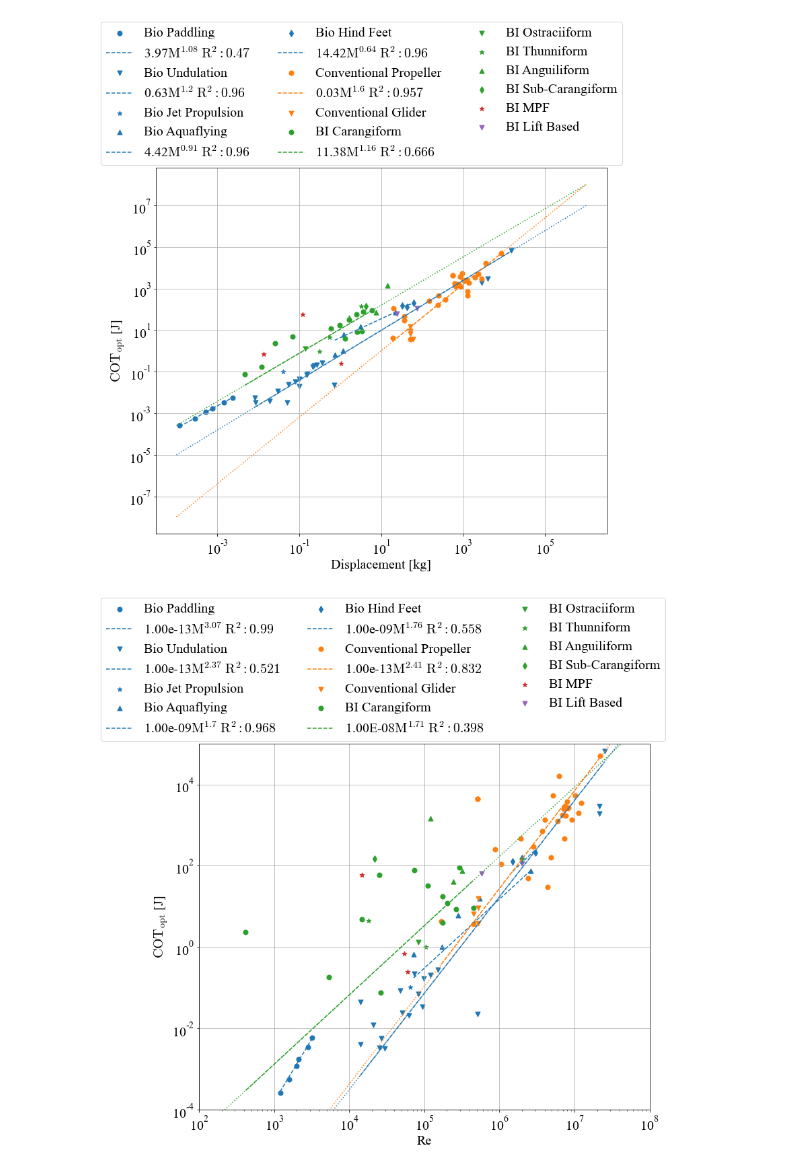
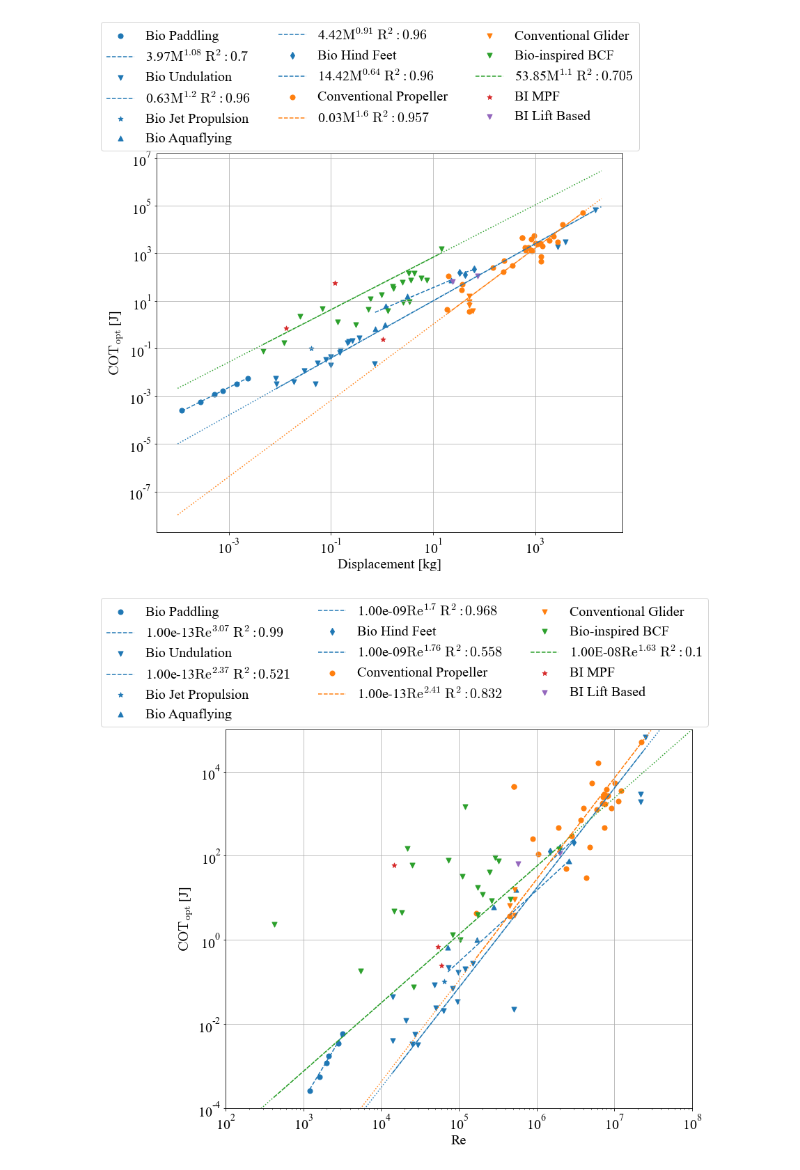
Before and after one commit to michaelcoe/Cost-of-Transport-Estimation, a Jupyter notebook: database_COT_plots.ipynb, the cells around one changed output. Saved outputs shown, nothing was run; the diff lists cells and outputs as text; code cells hidden in the pictures.

```diff
--- a/database_COT_plots.ipynb
+++ b/database_COT_plots.ipynb
@@ -286,7 +281,7 @@ fit_method = 'least_squares'
 markers = ['o', 'v', '*', '^', 'd']
 
 model = PowerLawModel(prefix='p_')
-dx = np.linspace(1e-4, 1e6, 50)
+dx = np.linspace(1e-4, 2e4, 50)
 
 for i, mode in enumerate(bio_modes):
         col = 'C0'
@@ -330,8 +325,8 @@ for i, mode in enumerate(conv_modes):
         data = conv_dfs[i].sort_values(by=['Weight [kg]'])
         if mode == 'Propeller':
                 pars = model.guess(data['COTopt [J]'].values, x=data['Weight [kg]'].values)
-                pars['p_amplitude'].set(value=6, min=0.001, max=20.0)
-                pars['p_exponent'].set(value=0.5, min=0.001, max=2.0)
+                pars['p_amplitude'].set(value=6, min=0.0001, max=20.0)
+                pars['p_exponent'].set(value=0.5, min=0.001, max=5.0)
 
                 fit = model.fit(data['COTopt [J]'].values, pars, x=data['Weight [kg]'].values)
 
@@ -345,26 +340,23 @@ for i, mode in enumerate(conv_modes):
         else:
                 ax3.scatter(data['Weight [kg]'], data['COTopt [J]'], marker=markers[i], color=col, s=marker_size, label='Conventional ' + mode)
 
-for i, mode in enumerate(bcf_modes):
-        col = 'C2'
-        # perform fits for data
-        data = bcf_dfs[i].sort_values(by=['Weight [kg]'])
-        if mode == 'Carangiform':
-                pars = model.guess(data['COTopt [J]'].values, x=data['Weight [kg]'].values)
-                pars['p_amplitude'].set(value=6, min=0.001, max=500.0)
-                pars['p_exponent'].set(value=0.5, min=0.001, max=2.0)
+col = 'C2'
+# perform fits for data
+data = pd.concat(bcf_dfs)
+data = data.sort_values(by=['Weight [kg]'])
+pars = model.guess(data['COTopt [J]'].values, x=data['Weight [kg]'].values)
+pars['p_amplitude'].set(value=6, min=0.001, max=100.0)
+pars['p_exponent'].set(value=0.5, min=0.001, max=1.1)
 
-                fit = model.fit(data['COTopt [J]'], pars, x=data['Weight [kg]'])
+fit = model.fit(data['COTopt [J]'], pars, x=data['Weight [kg]'])
 
-                r_squared = calc_rsquared(data['Weight [kg]'].values, data['COTopt [J]'].values, fit.params['p_amplitude'].value, fit.params['p_exponent'].value)
+r_squared = calc_rsquared(data['Weight [kg]'].values, data['COTopt [J]'].values, fit.params['p_amplitude'].value, fit.params['p_exponent'].value)
 
-                ax3.scatter(data['Weight [kg]'], data['COTopt [J]'], marker=markers[i], color='C2', s=marker_size, label='BI ' + mode)
-                ax3.plot(data['Weight [kg]'], fit.params['p_amplitude'].value*data['Weight [kg]'].values**fit.params['p_exponent'].value, col + '--',
-                        label=str(np.round(fit.params['p_amplitude'].value, 2)) + '$\mathrm{M^{' + str(np.round(fit.params['p_exponent'].value,2)) + '}\;R^2: '
-                        + str(np.round(r_squared, 3)) + '}$')
-                ax3.plot(dx, fit.params['p_amplitude'].value*dx**fit.params['p_exponent'].value, col + ':')
-        else:
-                ax3.scatter(data['Weight [kg]'], data['COTopt [J]'], marker=markers[i], color='C2', s=marker_size, label='BI ' + mode)
+ax3.scatter(data['Weight [kg]'], data['COTopt [J]'], marker=markers[i], color='C2', s=marker_size, label='Bio-inspired BCF')
+ax3.plot(data['Weight [kg]'], fit.params['p_amplitude'].value*data['Weight [kg]'].values**fit.params['p_exponent'].value, col + '--',
+        label=str(np.round(fit.params['p_amplitude'].value, 2)) + '$\mathrm{M^{' + str(np.round(fit.params['p_exponent'].value,2)) + '}\;R^2: '
+        + str(np.round(r_squared, 3)) + '}$')
+ax3.plot(dx, fit.params['p_amplitude'].value*dx**fit.params['p_exponent'].value, col + ':')
 
 ax3.scatter(mpf_cot['Weight [kg]'], mpf_cot['COTopt [J]'], marker='*', color='C3', s=marker_size, label='BI MPF')
 ax3.scatter(lift_cot['Weight [kg]'], lift_cot['COTopt [J]'], marker='v', color='C4', s=marker_size, label='BI Lift Based')
@@ -378,9 +370,9 @@ ax3.legend(ncol=3, loc=4, bbox_to_anchor=(1.05, 0.99))
 ax3.set_yscale('log')
 ax3.set_xscale('log')
 ax3.grid()
-#fig3.savefig('cot_j.pdf', facecolor='w', dpi=300, bbox_inches='tight')
+fig3.savefig('cot_j.pdf', facecolor='w', dpi=300, bbox_inches='tight')
 # %% [output]
-[figure, old version]
+[figure, new version]
 # %%
 # sort the column values in ascending order
 conv_cot = conv_cot.sort_values('Re')
@@ -421,7 +413,7 @@ for i, mode in enumerate(bio_modes):
                 ax4.scatter(data['Re'], data['COTopt [J]'], marker=markers[i], color=col, s=marker_size, label='Bio ' + mode)
 
                 ax4.plot(data['Re'], fit.params['p_amplitude'].value*data['Re'].values**fit.params['p_exponent'].value, col + '--',
-                        label='{:.2e}'.format(fit.params['p_amplitude'].value) + '$\mathrm{M^{' + str(np.round(fit.params['p_exponent'].value,2)) + '}\;R^2: '
+                        label='{:.2e}'.format(fit.params['p_amplitude'].value) + '$\mathrm{Re^{' + str(np.round(fit.params['p_exponent'].value,2)) + '}\;R^2: '
                         + str(np.round(r_squared, 3)) + '}$')
                 ax4.plot(dx, fit.params['p_amplitude'].value*dx**fit.params['p_exponent'].value, col + ':')
         else:
@@ -436,7 +428,7 @@ for i, mode in enumerate(bio_modes):
                 ax4.scatter(data['Re'], data['COTopt [J]'], marker=markers[i], color=col, s=marker_size, label='Bio ' + mode)
 
                 ax4.plot(data['Re'], fit.params['p_amplitude'].value*data['Re'].values**fit.params['p_exponent'].value, col + '--',
-                        label='{:.2e}'.format(fit.params['p_amplitude'].value) + '$\mathrm{M^{' + str(np.round(fit.params['p_exponent'].value,2)) + '}\;R^2: '
+                        label='{:.2e}'.format(fit.params['p_amplitude'].value) + '$\mathrm{Re^{' + str(np.round(fit.params['p_exponent'].value,2)) + '}\;R^2: '
                         + str(np.round(r_squared, 3)) + '}$')
                 # ax4.plot(dx, fit.params['p_amplitude'].value*dx**fit.params['p_exponent'].value, col + ':')
 
@@ -453,50 +445,47 @@ for i, mode in enumerate(conv_modes):
 
                 r_squared = np.abs(calc_rsquared(data['Re'].values, data['COTopt [J]'].values, fit.params['p_amplitude'].value, fit.params['p_exponent'].value))
 
                 ax4.scatter(data['Re'], data['COTopt [J]'], marker=markers[i], color=col, s=marker_size, label='Conventional ' + mode)
                 ax4.plot(data['Re'], fit.params['p_amplitude'].value*data['Re'].values**fit.params['p_exponent'].value, col + '--',
-                        label='{:.2e}'.format(fit.params['p_amplitude'].value) + '$\mathrm{M^{' + str(np.round(fit.params['p_exponent'].value,2)) + '}\;R^2: '
+                        label='{:.2e}'.format(fit.params['p_amplitude'].value) + '$\mathrm{Re^{' + str(np.round(fit.params['p_exponent'].value,2)) + '}\;R^2: '
                         + str(np.round(r_squared, 3)) + '}$')
                 ax4.plot(dx, fit.params['p_amplitude'].value*dx**fit.params['p_exponent'].value, col + ':')
         else:
                 ax4.scatter(data['Re'], data['COTopt [J]'], marker=markers[i], color=col, s=marker_size, label='Conventional ' + mode)
 
-for i, mode in enumerate(bcf_modes):
         col = 'C2'
         # perform fits for data
-        data = bcf_dfs[i].sort_values(by=['Re'])
-        if mode == 'Carangiform':
-                pars = model.guess(data['COTopt [J]'].values, x=data['Re'].values)
-                pars['p_amplitude'].set(value=1e-12, min=1e-13, max=1e-8)
-                pars['p_exponent'].set(value=2.25, min=1.0, max=5.0)
+data = pd.concat(bcf_dfs)
+data = data.sort_values(by=['Re'])
+pars = model.guess(data['COTopt [J]'].values, x=data['Re'].values)
+pars['p_amplitude'].set(value=1e-12, min=1e-13, max=1e-8)
+pars['p_exponent'].set(value=2.25, min=1.0, max=5.0)
 
-                fit = model.fit(data['COTopt [J]'].values, pars, x=data['Re'].values)
+fit = model.fit(data['COTopt [J]'].values, pars, x=data['Re'].values)
 
-                r_squared = np.abs(calc_rsquared(data['Re'].values, data['COTopt [J]'].values, fit.params['p_amplitude'].value, fit.params['p_exponent'].value))
+r_squared = np.abs(calc_rsquared(data['Re'].values, data['COTopt [J]'].values, fit.params['p_amplitude'].value, fit.params['p_exponent'].value))
 
-                ax4.scatter(data['Re'], data['COTopt [J]'], marker=markers[i], color='C2', s=marker_size, label='BI ' + mode)
-                ax4.plot(data['Re'], fit.params['p_amplitude'].value*data['Re'].values**fit.params['p_exponent'].value, col + '--',
-                        label='{:.2E}'.format(fit.params['p_amplitude'].value) + '$\mathrm{M^{' + str(np.round(fit.params['p_exponent'].value,2)) + '}\;R^2: '
-                        + str(np.round(r_squared, 3)) + '}$')
-                ax4.plot(dx, fit.params['p_amplitude'].value*dx**fit.params['p_exponent'].value, col + ':')
-        else:
-                ax4.scatter(data['Re'], data['COTopt [J]'], marker=markers[i], color='C2', s=marker_size, label='BI ' + mode)
+ax4.scatter(data['Re'], data['COTopt [J]'], marker=markers[i], color='C2', s=marker_size, label='Bio-inspired BCF')
+ax4.plot(data['Re'], fit.params['p_amplitude'].value*data['Re'].values**fit.params['p_exponent'].value, col + '--',
+        label='{:.2E}'.format(fit.params['p_amplitude'].value) + '$\mathrm{Re^{' + str(np.round(fit.params['p_exponent'].value,2)) + '}\;R^2: '
+        + str(np.round(r_squared, 3)) + '}$')
+ax4.plot(dx, fit.params['p_amplitude'].value*dx**fit.params['p_exponent'].value, col + ':')
 
 ax4.scatter(mpf_cot['Re'], mpf_cot['COTopt [J]'], marker='*', color='C3', s=marker_size, label='BI MPF')
 ax4.scatter(lift_cot['Re'], lift_cot['COTopt [J]'], marker='v', color='C4', s=marker_size, label='BI Lift Based')
 
 ax4.set_xlabel('Re')
 ax4.set_ylabel('$\mathrm{COT_{opt}}$ [J]')
 ax4.legend(ncol=3, loc=4, bbox_to_anchor=(1.05, 0.99))
 
 ax4.set_xlim([1e2, 1e8])
 ax4.set_ylim([1e-4, 1e5])
 ax4.set_yscale('log')
 ax4.set_xscale('log')
 ax4.grid()
 fig4.savefig('cot_j_Re.pdf', facecolor='w', dpi=300, bbox_inches='tight')
 # %% [output]
-[figure, old version]
+[figure, new version]
 # %%
 fig5, ax5 = plt.subplots(figsize=(12,10), facecolor='w')
 marker_size=50
```
Also changed, not shown: parts of 5 cells of this notebook, 4 other files.
